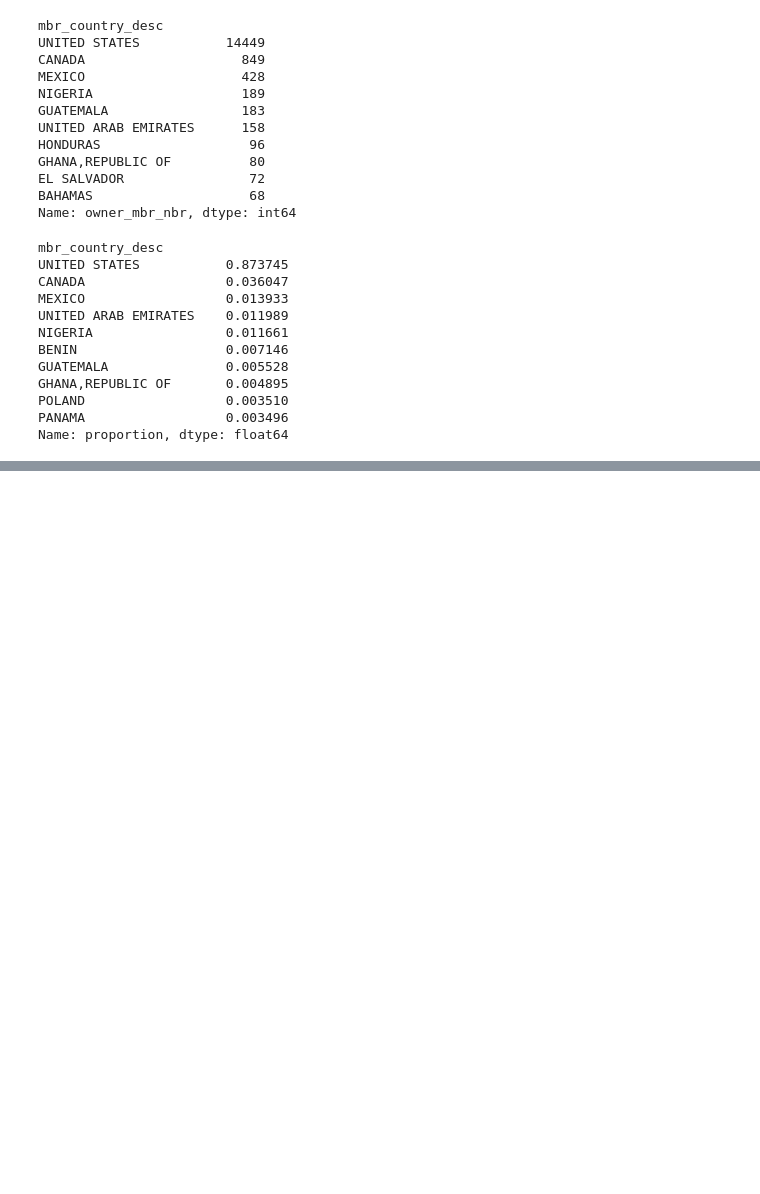
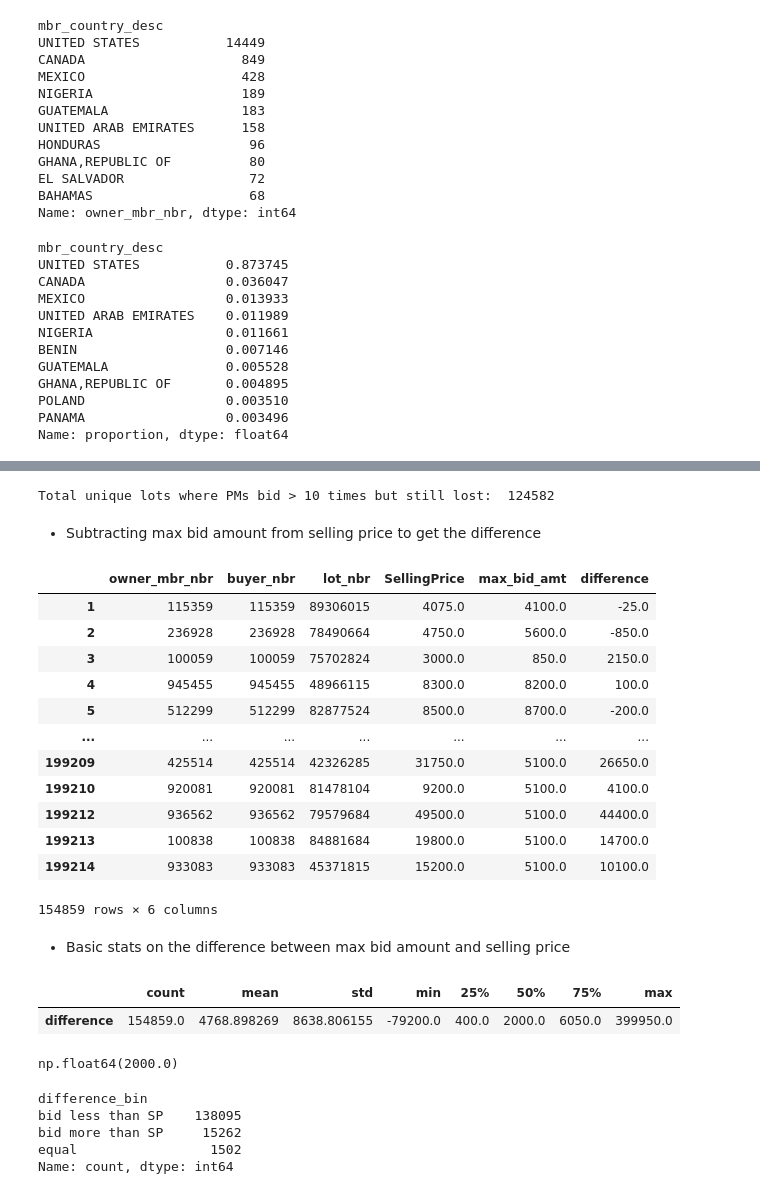
Before and after one commit to srijan-deo/Churn-Premier-Members, a Jupyter notebook: Premier-Behavior-Patterns.ipynb, the cells around one changed output, grey strips where cells are left out. Cells and saved outputs as stored; diff of their text form; code cells hidden in the pictures; blank space fills up the shorter version.

```diff
--- a/Premier-Behavior-Patterns.ipynb
+++ b/Premier-Behavior-Patterns.ipynb
@@ -878,0 +883,32 @@ Name: proportion, dtype: float64
+# %%
+query10 = """
+WITH winners AS --- winning PMs in the last 6 months
+         (
+  SELECT DISTINCT m.owner_mbr_nbr
+  FROM `cprtpr-dataplatform-sp1`.usviews.v_us_member_fact m
+  JOIN `cprtpr-dataplatform-sp1`.usviews.v_us_lot_fact l
+    ON m.owner_mbr_nbr = l.owner_buyer_nbr
+  WHERE l.inv_dt IS NOT NULL
+    AND l.inv_dt BETWEEN '2024-12-01' AND '2025-05-31'
+    AND m.mbr_mbrshp_type_cd = 'PREMIER'
+)
+SELECT
+  m.owner_mbr_nbr,
+    b.buyer_nbr,
+  l.lot_nbr,
+    l.high_bid_amt as SellingPrice,  --- for selling price
+  max(b.max_bid_amt) as max_bid_amt  --- for max bid amount
+FROM `cprtpr-dataplatform-sp1`.usviews.v_us_bids_fact b
+JOIN `cprtpr-dataplatform-sp1`.usviews.v_us_member_fact m
+  ON b.buyer_nbr = m.mbr_nbr
+JOIN `cprtpr-dataplatform-sp1`.usviews.v_us_lot_fact l
+  ON b.lot_nbr = l.lot_nbr
+WHERE l.inv_dt IS NOT NULL
+  AND l.inv_dt BETWEEN '2024-12-01' AND '2025-05-31'
+  AND m.mbr_mbrshp_type_cd = 'PREMIER'
+  AND m.owner_mbr_nbr NOT IN  --- exclude winning PMs from all to get losing PMs
+      (SELECT owner_mbr_nbr FROM winners)
+    group by m.owner_mbr_nbr, b.buyer_nbr, l.lot_nbr, l.high_bid_amt
+"""
+
+data_PMs_lots_bid_no_win_6months_maxbid_sp = client.query(query10).to_dataframe()
@@ -878,0 +963,34 @@ Name: proportion, dtype: float64
+# %%
+print("Total unique lots where PMs bid > 10 times but still lost: ",data_PMs_lots_bid_no_win_6months_maxbid_sp_greater_than_10bids['lot_nbr'].nunique())
+# %% [output]
+Total unique lots where PMs bid > 10 times but still lost:  124582
+# %% [markdown]
+* Subtracting max bid amount from selling price to get the difference
+# %%
+data_PMs_lots_bid_no_win_6months_maxbid_sp_greater_than_10bids['difference'] = data_PMs_lots_bid_no_win_6months_maxbid_sp_greater_than_10bids['SellingPrice'] - data_PMs_lots_bid_no_win_6months_maxbid_sp_greater_than_10bids['max_bid_amt']
+data_PMs_lots_bid_no_win_6months_maxbid_sp_greater_than_10bids
+# %% [output]
+|  | owner_mbr_nbr | buyer_nbr | lot_nbr | SellingPrice | max_bid_amt | difference |
+| 1 | 115359 | 115359 | 89306015 | 4075.0 | 4100.0 | -25.0 |
+| 2 | 236928 | 236928 | 78490664 | 4750.0 | 5600.0 | -850.0 |
+| 3 | 100059 | 100059 | 75702824 | 3000.0 | 850.0 | 2150.0 |
+| 4 | 945455 | 945455 | 48966115 | 8300.0 | 8200.0 | 100.0 |
+| 5 | 512299 | 512299 | 82877524 | 8500.0 | 8700.0 | -200.0 |
+| ... | ... | ... | ... | ... | ... | ... |
+| 199209 | 425514 | 425514 | 42326285 | 31750.0 | 5100.0 | 26650.0 |
+| 199210 | 920081 | 920081 | 81478104 | 9200.0 | 5100.0 | 4100.0 |
+| 199212 | 936562 | 936562 | 79579684 | 49500.0 | 5100.0 | 44400.0 |
+| 199213 | 100838 | 100838 | 84881684 | 19800.0 | 5100.0 | 14700.0 |
+| 199214 | 933083 | 933083 | 45371815 | 15200.0 | 5100.0 | 10100.0 |
+154859 rows × 6 columns
+# %% [markdown]
+* Basic stats on the difference between max bid amount and selling price
+# %%
+data_PMs_lots_bid_no_win_6months_maxbid_sp_greater_than_10bids['difference'].describe().to_frame().T
+# %% [output]
+|  | count | mean | std | min | 25% | 50% | 75% | max |
+| difference | 154859.0 | 4768.898269 | 8638.806155 | -79200.0 | 400.0 | 2000.0 | 6050.0 | 399950.0 |
+# %%
+np.median(data_PMs_lots_bid_no_win_6months_maxbid_sp_greater_than_10bids['difference'])
+# %% [output]
+np.float64(2000.0)
@@ -878,0 +1013,8 @@ Name: proportion, dtype: float64
+# %%
+data_PMs_lots_bid_no_win_6months_maxbid_sp_greater_than_10bids['difference_bin'].value_counts()
+# %% [output]
+difference_bin
+bid less than SP    138095
+bid more than SP     15262
+equal                 1502
+Name: count, dtype: int64
```
Also changed, not shown: parts of 22 cells of this notebook.
